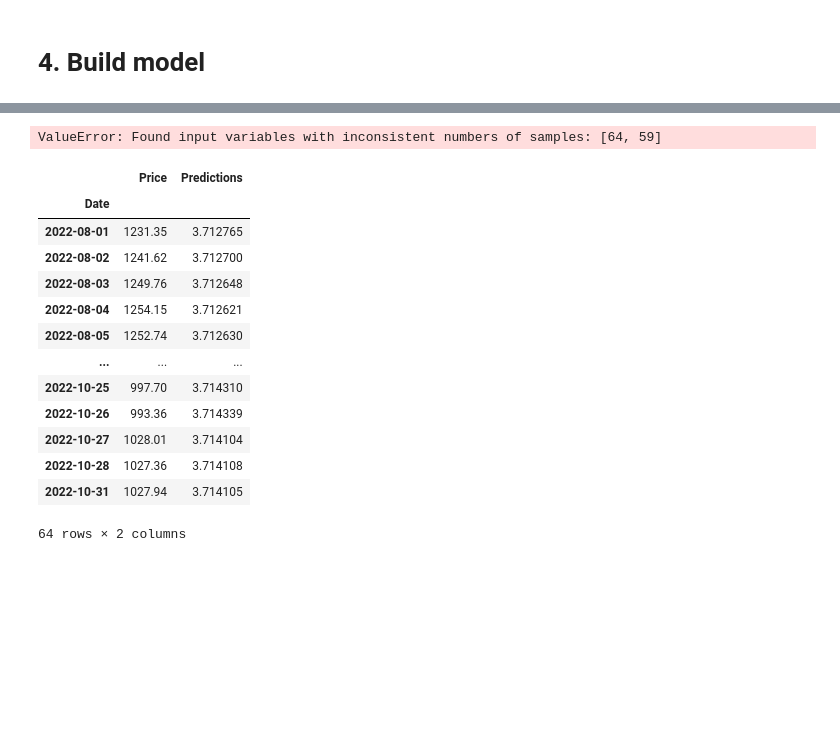
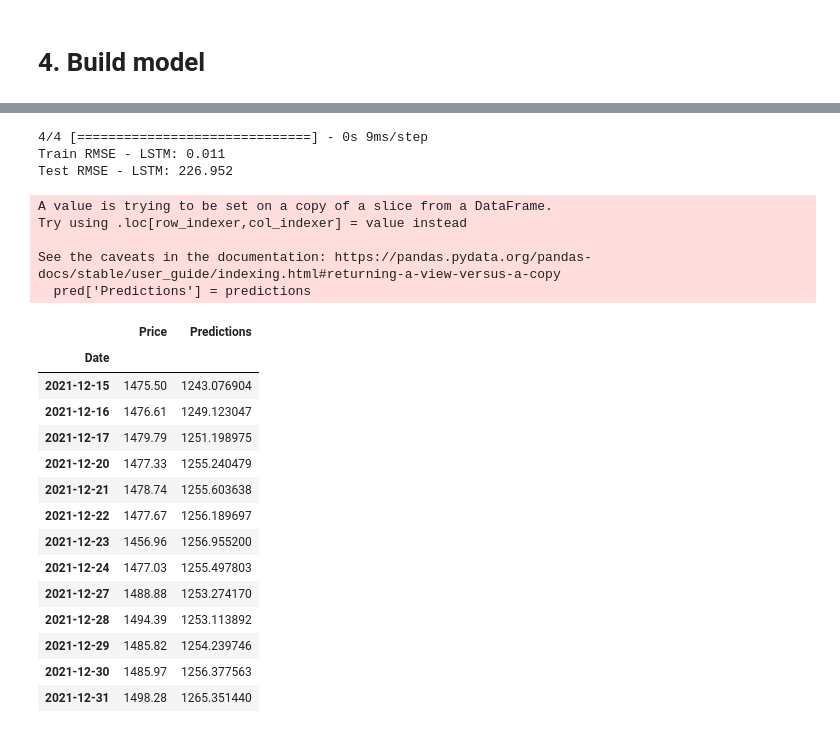
Before and after one commit to grassnhi/MachineLearning, a Jupyter notebook: Beginning/lstm.ipynb, the cells around one changed output, grey strips where cells are left out. Cells and saved outputs as stored; diff of their text form; code cells hidden in the pictures; blank space fills up the shorter version.

```diff
--- a/Beginning/lstm.ipynb
+++ b/Beginning/lstm.ipynb
@@ -56,3 +62,4 @@ plt.show()
 # %%
-training_data_len = int(np.ceil(len(VNIndex)))
-training_data_len
+dataset = VNIndex.values
+training_data_len = int(np.ceil(len(dataset) * .9))
+# training_data_len
@@ -158,27 +145,37 @@ predictions = scaler.inverse_transform(predictions)
 # %%
-rmse = sqrt(mean_squared_error(VNItest, predictions))
+rmse = sqrt(mean_squared_error(y_test, predictions))
 print('Train RMSE - LSTM: %.3f' % mean_squared_error(y_train, model.predict(x_train)))
 print('Test RMSE - LSTM: %.3f' % rmse)
 # %% [output]
-ValueError: Found input variables with inconsistent numbers of samples: [64, 59]
+4/4 [==============================] - 0s 9ms/step
+Train RMSE - LSTM: 0.011
+Test RMSE - LSTM: 226.952
-# %%
-VNItest['Predictions'] = predictions
-VNItest
-# %% [output]
-|  | Price | Predictions |
-| Date |  |  |
-| 2022-08-01 | 1231.35 | 3.712765 |
-| 2022-08-02 | 1241.62 | 3.712700 |
-| 2022-08-03 | 1249.76 | 3.712648 |
-| 2022-08-04 | 1254.15 | 3.712621 |
-| 2022-08-05 | 1252.74 | 3.712630 |
-| ... | ... | ... |
-| 2022-10-25 | 997.70 | 3.714310 |
-| 2022-10-26 | 993.36 | 3.714339 |
-| 2022-10-27 | 1028.01 | 3.714104 |
-| 2022-10-28 | 1027.36 | 3.714108 |
-| 2022-10-31 | 1027.94 | 3.714105 |
-64 rows × 2 columns
+# %%
+train = VNIndex[:training_data_len]
+pred = VNIndex[training_data_len:]
+pred['Predictions'] = predictions
+pred
+# %% [output]
+A value is trying to be set on a copy of a slice from a DataFrame.
+Try using .loc[row_indexer,col_indexer] = value instead
+
+See the caveats in the documentation: https://pandas.pydata.org/pandas-docs/stable/user_guide/indexing.html#returning-a-view-versus-a-copy
+  pred['Predictions'] = predictions
+|  | Price | Predictions |
+| Date |  |  |
+| 2021-12-15 | 1475.50 | 1243.076904 |
+| 2021-12-16 | 1476.61 | 1249.123047 |
+| 2021-12-17 | 1479.79 | 1251.198975 |
+| 2021-12-20 | 1477.33 | 1255.240479 |
+| 2021-12-21 | 1478.74 | 1255.603638 |
+| 2021-12-22 | 1477.67 | 1256.189697 |
+| 2021-12-23 | 1456.96 | 1256.955200 |
+| 2021-12-24 | 1477.03 | 1255.497803 |
+| 2021-12-27 | 1488.88 | 1253.274170 |
+| 2021-12-28 | 1494.39 | 1253.113892 |
+| 2021-12-29 | 1485.82 | 1254.239746 |
+| 2021-12-30 | 1485.97 | 1256.377563 |
+| 2021-12-31 | 1498.28 | 1265.351440 |
 # %%
 plt.figure(figsize=(12,6))
 plt.title('LSTM Model')
```
Also changed, not shown: parts of 12 cells of this notebook, 3 other files.
